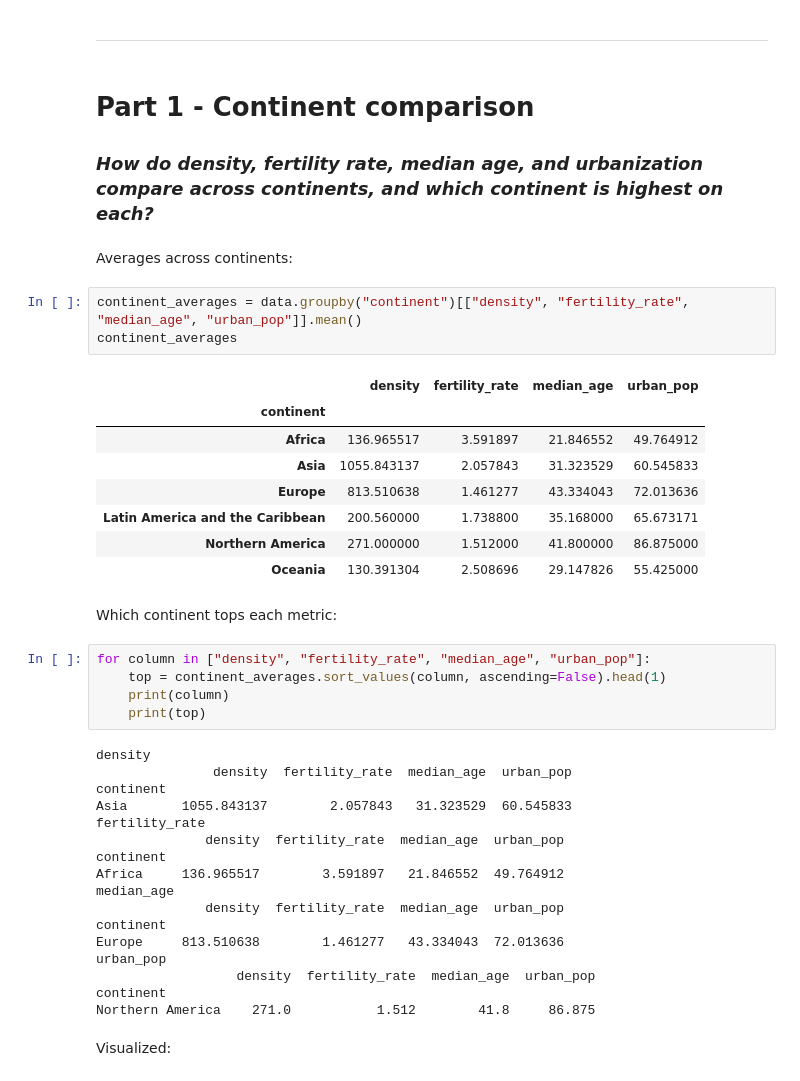
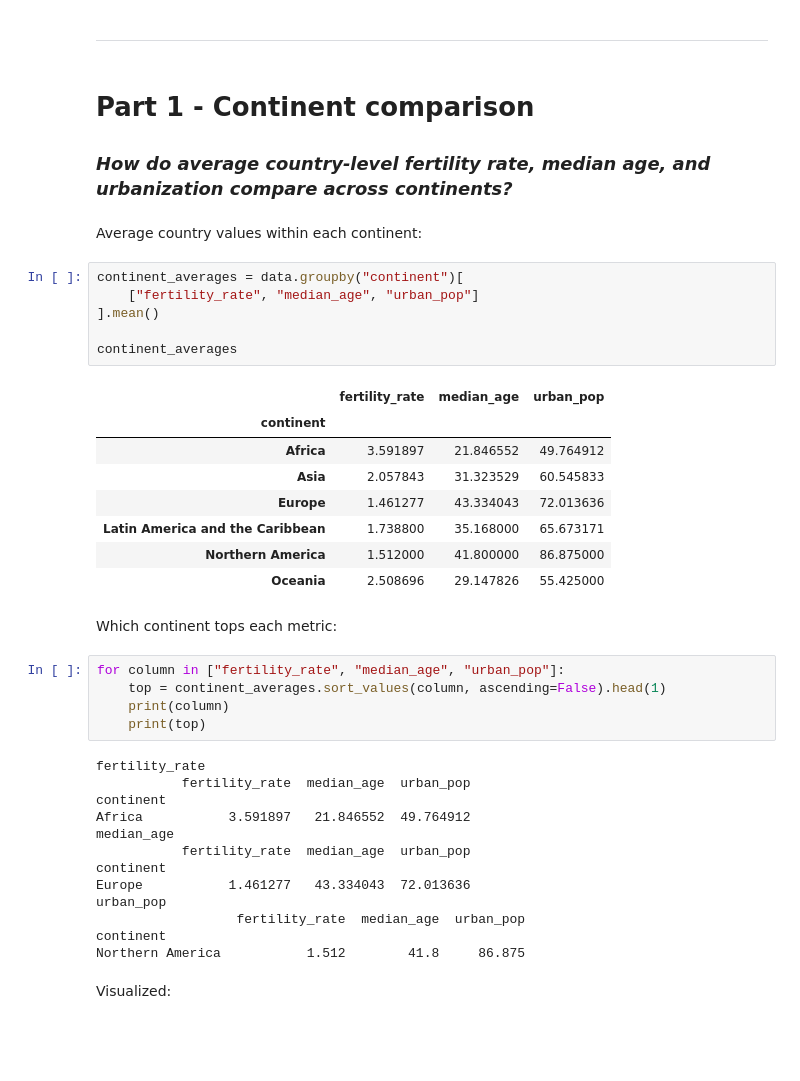
Before and after one commit to KristijanJakimov/population_analysis_project, a Jupyter notebook: analysis.ipynb, the cells around one changed output. Cells and saved outputs as stored; diff of their text form; blank space fills up the shorter version.

```diff
--- a/analysis.ipynb
+++ b/analysis.ipynb
@@ -106,45 +106,44 @@ data.head()
 ___
 # %% [markdown]
 # Part 1 - Continent comparison
-### *How do density, fertility rate, median age, and urbanization compare across continents, and which continent is highest on each?*
+### *How do average country-level fertility rate, median age, and urbanization compare across continents?*
 # %% [markdown]
-Averages across continents:
+Average country values within each continent:
 # %%
-continent_averages = data.groupby("continent")[["density", "fertility_rate", "median_age", "urban_pop"]].mean()
+continent_averages = data.groupby("continent")[
+    ["fertility_rate", "median_age", "urban_pop"]
+].mean()
+
 continent_averages
 # %% [output]
-|  | density | fertility_rate | median_age | urban_pop |
-| continent |  |  |  |  |
-| Africa | 136.965517 | 3.591897 | 21.846552 | 49.764912 |
-| Asia | 1055.843137 | 2.057843 | 31.323529 | 60.545833 |
-| Europe | 813.510638 | 1.461277 | 43.334043 | 72.013636 |
-| Latin America and the Caribbean | 200.560000 | 1.738800 | 35.168000 | 65.673171 |
-| Northern America | 271.000000 | 1.512000 | 41.800000 | 86.875000 |
-| Oceania | 130.391304 | 2.508696 | 29.147826 | 55.425000 |
+|  | fertility_rate | median_age | urban_pop |
+| continent |  |  |  |
+| Africa | 3.591897 | 21.846552 | 49.764912 |
+| Asia | 2.057843 | 31.323529 | 60.545833 |
+| Europe | 1.461277 | 43.334043 | 72.013636 |
+| Latin America and the Caribbean | 1.738800 | 35.168000 | 65.673171 |
+| Northern America | 1.512000 | 41.800000 | 86.875000 |
+| Oceania | 2.508696 | 29.147826 | 55.425000 |
 # %% [markdown]
 Which continent tops each metric:
 # %%
-for column in ["density", "fertility_rate", "median_age", "urban_pop"]:
+for column in ["fertility_rate", "median_age", "urban_pop"]:
     top = continent_averages.sort_values(column, ascending=False).head(1)
     print(column)
     print(top)
 # %% [output]
-density
-               density  fertility_rate  median_age  urban_pop
+fertility_rate
+           fertility_rate  median_age  urban_pop
 continent
-Asia       1055.843137        2.057843   31.323529  60.545833
-fertility_rate
-              density  fertility_rate  median_age  urban_pop
+Africa           3.591897   21.846552  49.764912
+median_age
+           fertility_rate  median_age  urban_pop
 continent
-Africa     136.965517        3.591897   21.846552  49.764912
-median_age
-              density  fertility_rate  median_age  urban_pop
+Europe           1.461277   43.334043  72.013636
+urban_pop
+                  fertility_rate  median_age  urban_pop
 continent
-Europe     813.510638        1.461277   43.334043  72.013636
-urban_pop
-                  density  fertility_rate  median_age  urban_pop
-continent
-Northern America    271.0           1.512        41.8     86.875
+Northern America           1.512        41.8     86.875
 # %% [markdown]
 Visualized:
 # %%
```
Also changed, not shown: parts of 4 cells of this notebook.
